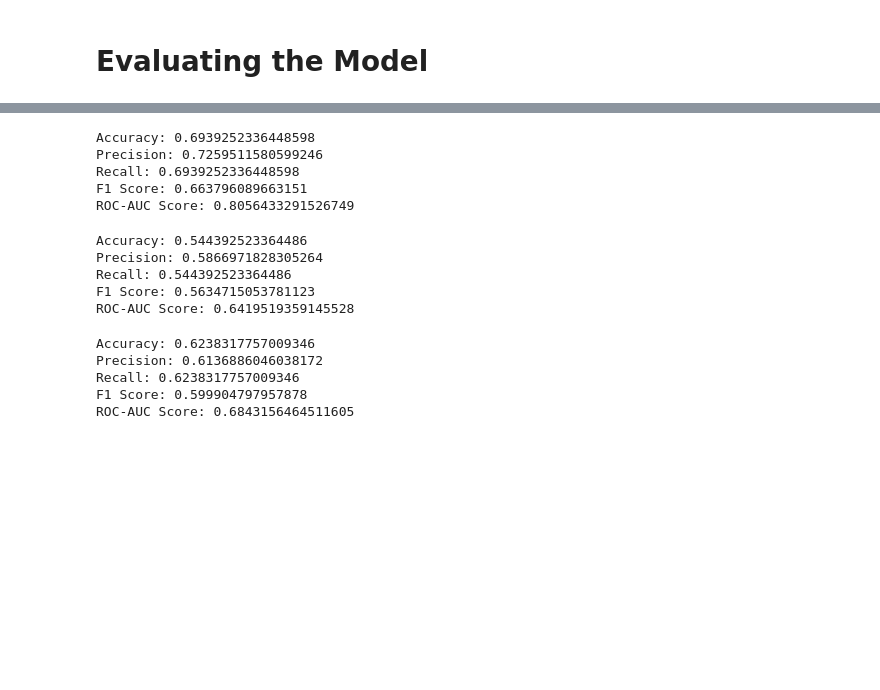
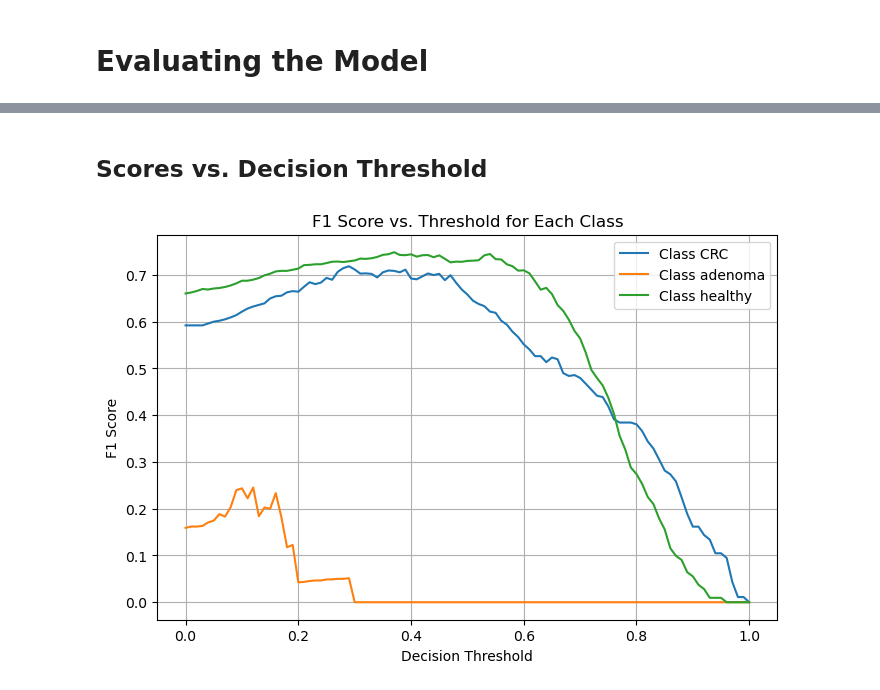
Before and after one commit to pottymouths/cancer-screening, a Jupyter notebook: Code/BDA_602_Final_Project_batch_corrected.ipynb, the cells around one changed output, grey strips where cells are left out. Cells and saved outputs as stored; diff of their text form; code cells hidden in the pictures; blank space fills up the shorter version.

```diff
--- a/Code/BDA_602_Final_Project_batch_corrected.ipynb
+++ b/Code/BDA_602_Final_Project_batch_corrected.ipynb
@@ -1004,0 +1078,14 @@ Pipeline(steps=[('scaler', StandardScaler()),
+# %%
+# load back the singular models
+total_LR_model = load_model("file:///C://Users//gtapa//Desktop//SDSU//Fall 2025//BDA 602//Final Project//mlruns/186282342878813459/models/m-2a894f3175344cd3bdbb693e024557b1/artifacts")
+total_MLP_model = load_model("file:///C://Users//gtapa//Desktop//SDSU//Fall 2025//BDA 602//Final Project//mlruns/186282342878813459/models/m-a7b7edbd67c740798ddf8011d928f662/artifacts")
+total_ELM_model = load_model("file:///C://Users//gtapa//Desktop//SDSU//Fall 2025//BDA 602//Final Project//mlruns/186282342878813459/models/m-24cbd3ed2f014cb1987520ff62d31097/artifacts")
+# %%
+# bagging only models trained with all MSPs
+bag_LR = BaggingClassifier(total_LR_model, n_estimators=100, random_state=52)
+bag_MLP = BaggingClassifier(total_MLP_model, n_estimators=200, random_state=52)
+bag_ELM = BaggingClassifier(total_ELM_model, n_estimators=300, random_state=52)
+# %%
+bag_LR.fit(total_X_train, total_y_train)
+bag_MLP.fit(total_X_train, total_y_train)
+bag_ELM.fit(total_X_train, total_y_train)
@@ -1067,27 +1282,33 @@ ROC-AUC Score: 0.7171322166929642
-# %%
-# random forest model
-evaluate_model(gut_RF_model, gut_X_test, gut_y_test)
-# %% [output]
-Accuracy: 0.6939252336448598
-Precision: 0.7259511580599246
-Recall: 0.6939252336448598
-F1 Score: 0.663796089663151
-ROC-AUC Score: 0.8056433291526749
-# %%
-# MLP model
-evaluate_model(gut_MLP_model, gut_X_test, gut_y_test)
-# %% [output]
-Accuracy: 0.544392523364486
-Precision: 0.5866971828305264
-Recall: 0.544392523364486
-F1 Score: 0.5634715053781123
-ROC-AUC Score: 0.6419519359145528
-# %%
-# ELM model
-evaluate_model(gut_ELM_model, gut_X_test, gut_y_test)
-# %% [output]
-Accuracy: 0.6238317757009346
-Precision: 0.6136886046038172
-Recall: 0.6238317757009346
-F1 Score: 0.599904797957878
-ROC-AUC Score: 0.6843156464511605
+# %% [markdown]
+## Scores vs. Decision Threshold
+# %%
+classes = np.unique(total_y_train)
+
+# One-vs-rest binarization of labels
+y_true_bin = label_binarize(total_y_test, classes=classes)
+
+# predicted probabilities
+y_proba = bag_LR.predict_proba(total_X_test)
+
+# Prepare thresholds
+thresholds = np.linspace(0, 1, 101)
+
+plt.figure(figsize=(8, 5))
+
+# Compute F1 for each class and threshold
+for i, cls in enumerate(classes):
+    f1_scores = []
+    for t in thresholds:
+        preds = (y_proba[:, i] >= t).astype(int)
+        f1_scores.append(f1_score(y_true_bin[:, i], preds))
+
+    plt.plot(thresholds, f1_scores, label=f"Class {cls}")
+
+plt.xlabel("Decision Threshold")
+plt.ylabel("F1 Score")
+plt.title("F1 Score vs. Threshold for Each Class")
+plt.legend()
+plt.grid(True)
+plt.show()
+# %% [output]
+[figure, added]
```
Also changed, not shown: parts of 63 cells of this notebook.
